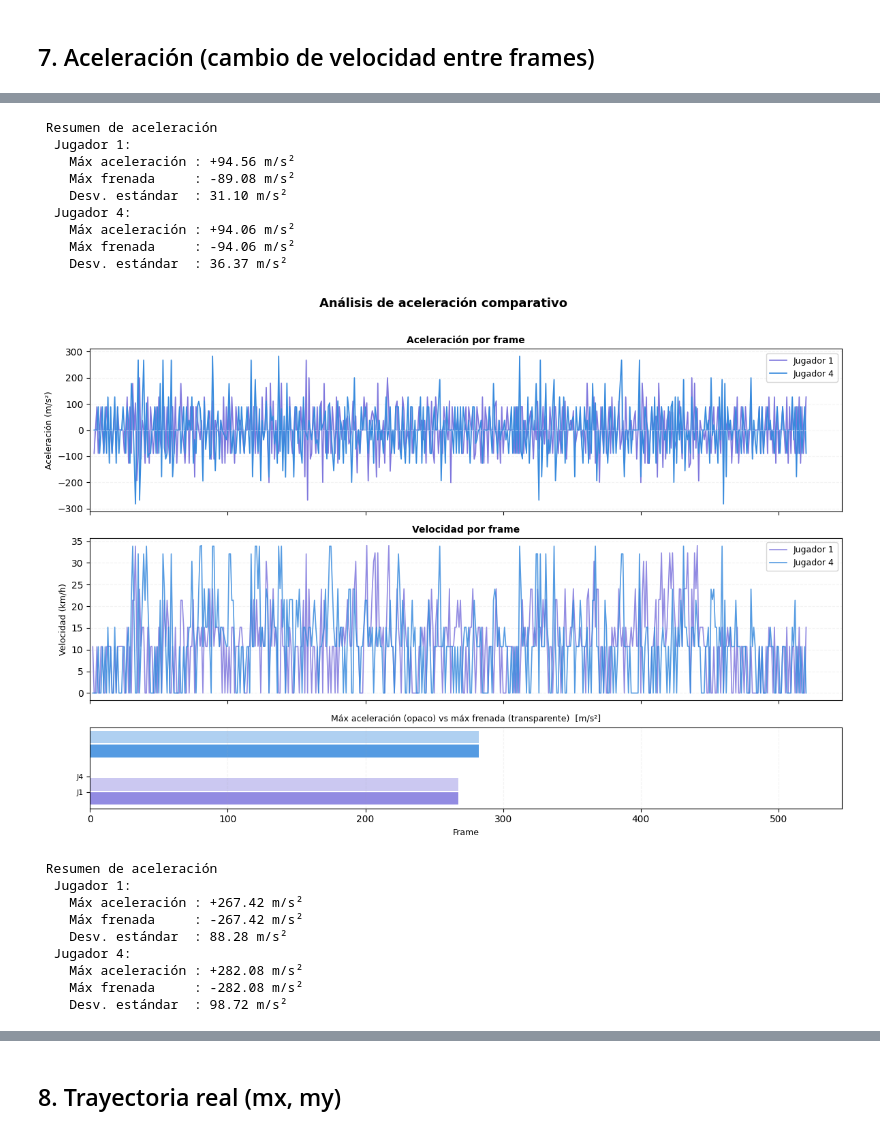
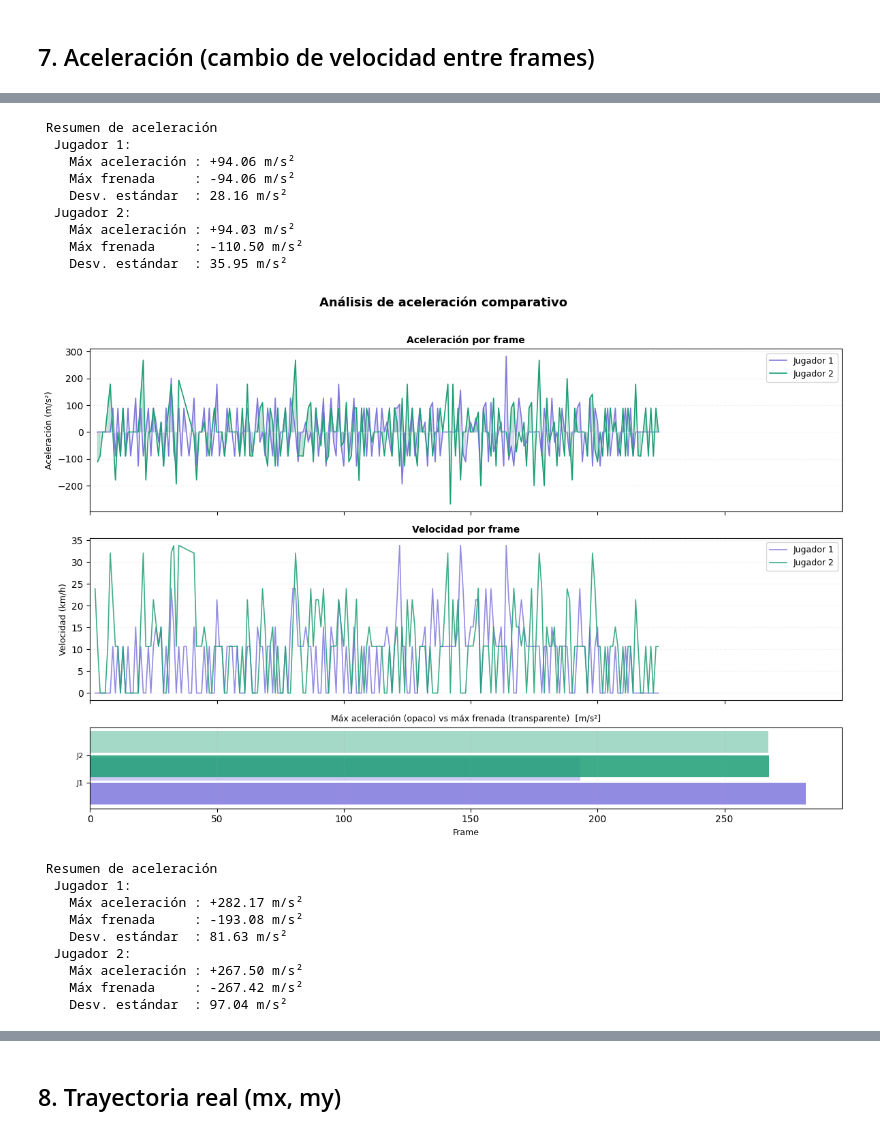
Before and after one commit to v1c70r-dev/tennis-data-analysis-engine, a Jupyter notebook: services/analytics_worker/experimentation/notebooks/player_stats_analysis.ipynb, the cells around one changed output, grey strips where cells are left out. Saved outputs shown, nothing was run; the diff lists cells and outputs as text; code cells hidden in the pictures.

```diff
--- a/services/analytics_worker/experimentation/notebooks/player_stats_analysis.ipynb
+++ b/services/analytics_worker/experimentation/notebooks/player_stats_analysis.ipynb
@@ -15,7 +15,7 @@ import numpy as np
 ## 1. Cargar datos
 Reemplaza esta celda con tu propio DataFrame. El CSV de ejemplo usa la estructura esperada.
 # %%
-df = pd.read_csv('../data/tennis_match_2/player_stats.csv')
+df = pd.read_csv('../data/tennis_match_1/player_stats.csv')
 
 print(f"Filas: {len(df)} | Jugadores: {df['player_id'].nunique()} | Frames: {df['frame'].nunique()}")
 df.head()
@@ -253,13 +253,17 @@ class MiniCourt:
                 cv2.FONT_HERSHEY_SIMPLEX, 0.4, color, 1, cv2.LINE_AA,
             )
 # %%
-with open("../data/tennis_match_1/mini_court_state.json") as f:
+with open("../data/tennis_match_1/result.json") as f:
     state = json.load(f)
 
-mini_court = MiniCourt(origin=tuple(state["origin"]))
-mini_court.set_frame_size(state["frame_height"])
+FPS = state["video_data"]["fps"]
+origin = state['mini_court_homography_state']['origin']
+frame_height = state['mini_court_homography_state']['frame_height']
 
-kps = np.array(state["kps"], dtype=np.float32)
+mini_court = MiniCourt(origin=tuple(origin))
+mini_court.set_frame_size(frame_height)
+
+kps = np.array(state['mini_court_homography_state']["kps"], dtype=np.float32)
 
 mini_court.set_court_reference(kps)
 # %%
@@ -437,7 +441,7 @@ def plot_cumulative_distance(
 result_df = plot_cumulative_distance(df)
 
 # Eje X en segundos (si tienes 30 fps)
-result_df = plot_cumulative_distance(df, fps=30)
+result_df = plot_cumulative_distance(df, fps=FPS)
 
 # Revisar el DataFrame retornado
 result_df.groupby('player_id')['cumul_dist'].max()
@@ -609,8 +613,8 @@ def plot_acceleration(
     return result_df
 # %%
 # Con suavizado recomendado para pocos frames
-accel_df = plot_acceleration(df, fps=30, smooth_window=3)
+accel_df = plot_acceleration(df, fps=FPS, smooth_window=3)
 
 # Sin suavizado (más ruidoso pero más fiel)
-accel_df = plot_acceleration(df, fps=30, smooth_window=1)
+accel_df = plot_acceleration(df, fps=FPS, smooth_window=1)
 # %% [output]
@@ -618,22 +622,22 @@ accel_df = plot_acceleration(df, fps=30, smooth_window=1)
  Resumen de aceleración
   Jugador 1:
-    Máx aceleración : +94.56 m/s²
-    Máx frenada     : -89.08 m/s²
-    Desv. estándar  : 31.10 m/s²
-  Jugador 4:
     Máx aceleración : +94.06 m/s²
     Máx frenada     : -94.06 m/s²
-    Desv. estándar  : 36.37 m/s²
+    Desv. estándar  : 28.16 m/s²
+  Jugador 2:
+    Máx aceleración : +94.03 m/s²
+    Máx frenada     : -110.50 m/s²
+    Desv. estándar  : 35.95 m/s²
-[figure, old version]
+[figure, new version]
  Resumen de aceleración
   Jugador 1:
-    Máx aceleración : +267.42 m/s²
+    Máx aceleración : +282.17 m/s²
+    Máx frenada     : -193.08 m/s²
+    Desv. estándar  : 81.63 m/s²
+  Jugador 2:
+    Máx aceleración : +267.50 m/s²
     Máx frenada     : -267.42 m/s²
-    Desv. estándar  : 88.28 m/s²
-  Jugador 4:
-    Máx aceleración : +282.08 m/s²
-    Máx frenada     : -282.08 m/s²
-    Desv. estándar  : 98.72 m/s²
+    Desv. estándar  : 97.04 m/s²
 # %%
 fig, axes = plt.subplots(len(players), 1, figsize=(12, 3 * len(players)), sharex=True)
 if len(players) == 1:
```
Also changed, not shown: parts of 11 cells of this notebook, 1 other file.
